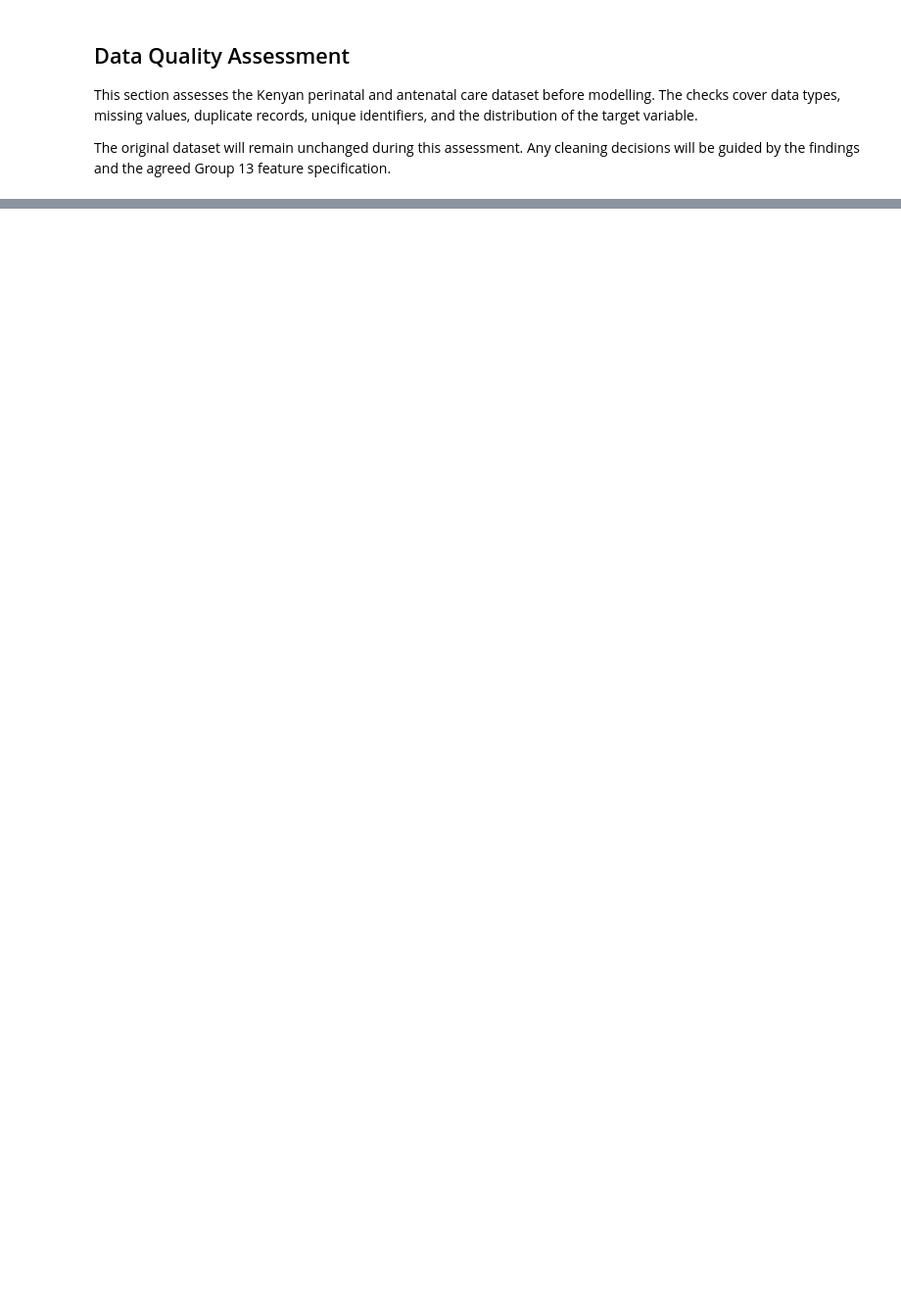
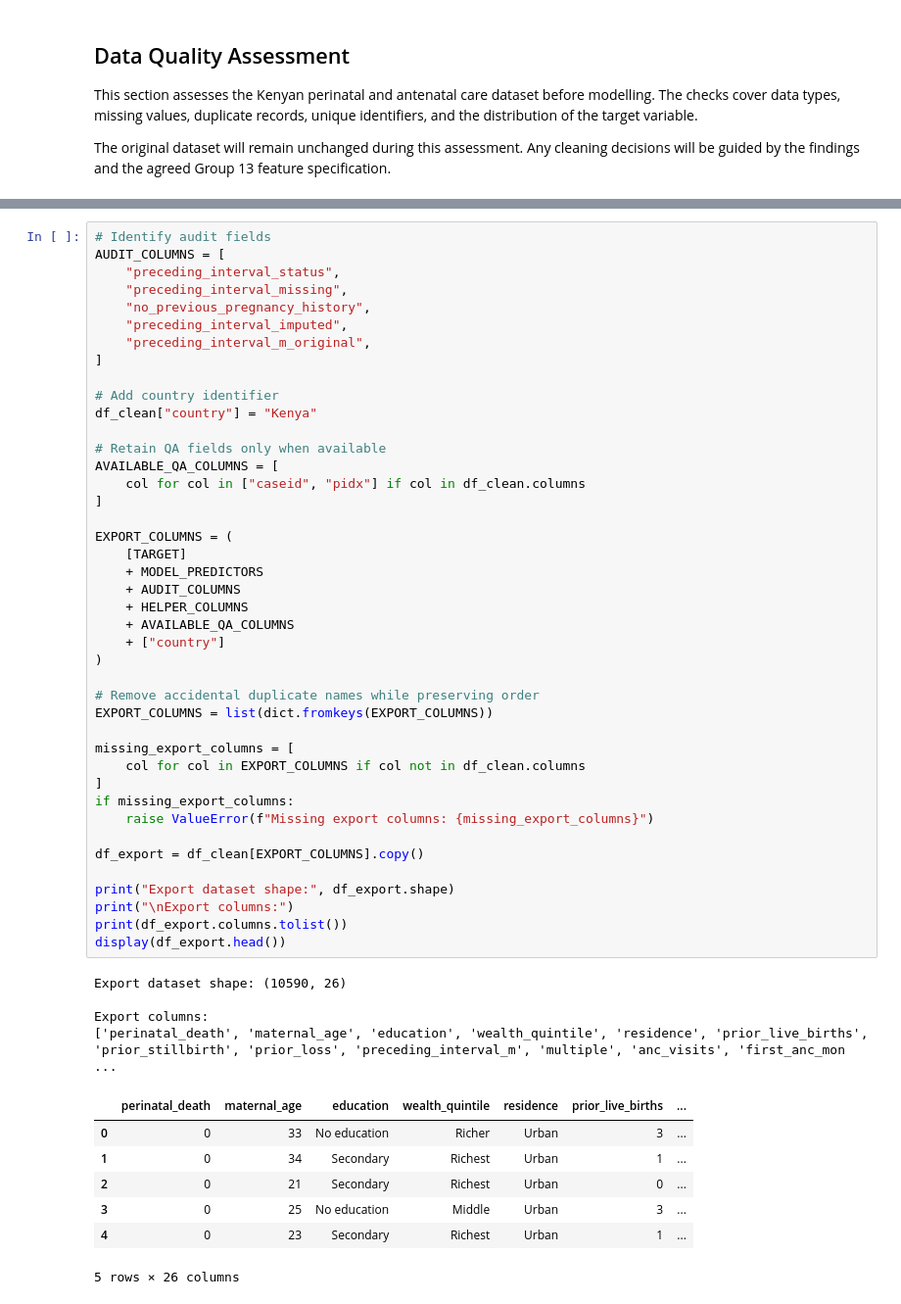
Before and after one commit to Ted-star7/Perinatal-risk, a Jupyter notebook: ml/notebooks/kenya/eda_perinatal_anc.ipynb, the cells around one changed output, grey strips where cells are left out. Shown at 98% size. Saved outputs shown, nothing was run; the diff lists cells and outputs as text; blank space fills up the shorter version.

```diff
--- a/ml/notebooks/kenya/eda_perinatal_anc.ipynb
+++ b/ml/notebooks/kenya/eda_perinatal_anc.ipynb
@@ -853,0 +1826,54 @@ The initial audit confirms that the dataset contains the required predictors and
+# %%
+# Identify audit fields
+AUDIT_COLUMNS = [
+    "preceding_interval_status",
+    "preceding_interval_missing",
+    "no_previous_pregnancy_history",
+    "preceding_interval_imputed",
+    "preceding_interval_m_original",
+]
+
+# Add country identifier
+df_clean["country"] = "Kenya"
+
+# Retain QA fields only when available
+AVAILABLE_QA_COLUMNS = [
+    col for col in ["caseid", "pidx"] if col in df_clean.columns
+]
+
+EXPORT_COLUMNS = (
+    [TARGET]
+    + MODEL_PREDICTORS
+    + AUDIT_COLUMNS
+    + HELPER_COLUMNS
+    + AVAILABLE_QA_COLUMNS
+    + ["country"]
+)
+
+# Remove accidental duplicate names while preserving order
+EXPORT_COLUMNS = list(dict.fromkeys(EXPORT_COLUMNS))
+
+missing_export_columns = [
+    col for col in EXPORT_COLUMNS if col not in df_clean.columns
+]
+if missing_export_columns:
+    raise ValueError(f"Missing export columns: {missing_export_columns}")
+
+df_export = df_clean[EXPORT_COLUMNS].copy()
+
+print("Export dataset shape:", df_export.shape)
+print("\nExport columns:")
+print(df_export.columns.tolist())
+display(df_export.head())
+# %% [output]
+Export dataset shape: (10590, 26)
+
+Export columns:
+['perinatal_death', 'maternal_age', 'education', 'wealth_quintile', 'residence', 'prior_live_births', 'prior_stillbirth', 'prior_loss', 'preceding_interval_m', 'multiple', 'anc_visits', 'first_anc_mon ...
+|  | perinatal_death | maternal_age | education | wealth_quintile | residence | prior_live_births | ... |
+| 0 | 0 | 33 | No education | Richer | Urban | 3 | ... |
+| 1 | 0 | 34 | Secondary | Richest | Urban | 1 | ... |
+| 2 | 0 | 21 | Secondary | Richest | Urban | 0 | ... |
+| 3 | 0 | 25 | No education | Middle | Urban | 3 | ... |
+| 4 | 0 | 23 | Secondary | Richest | Urban | 1 | ... |
+5 rows × 26 columns
```
Also changed, not shown: parts of 58 cells of this notebook.
